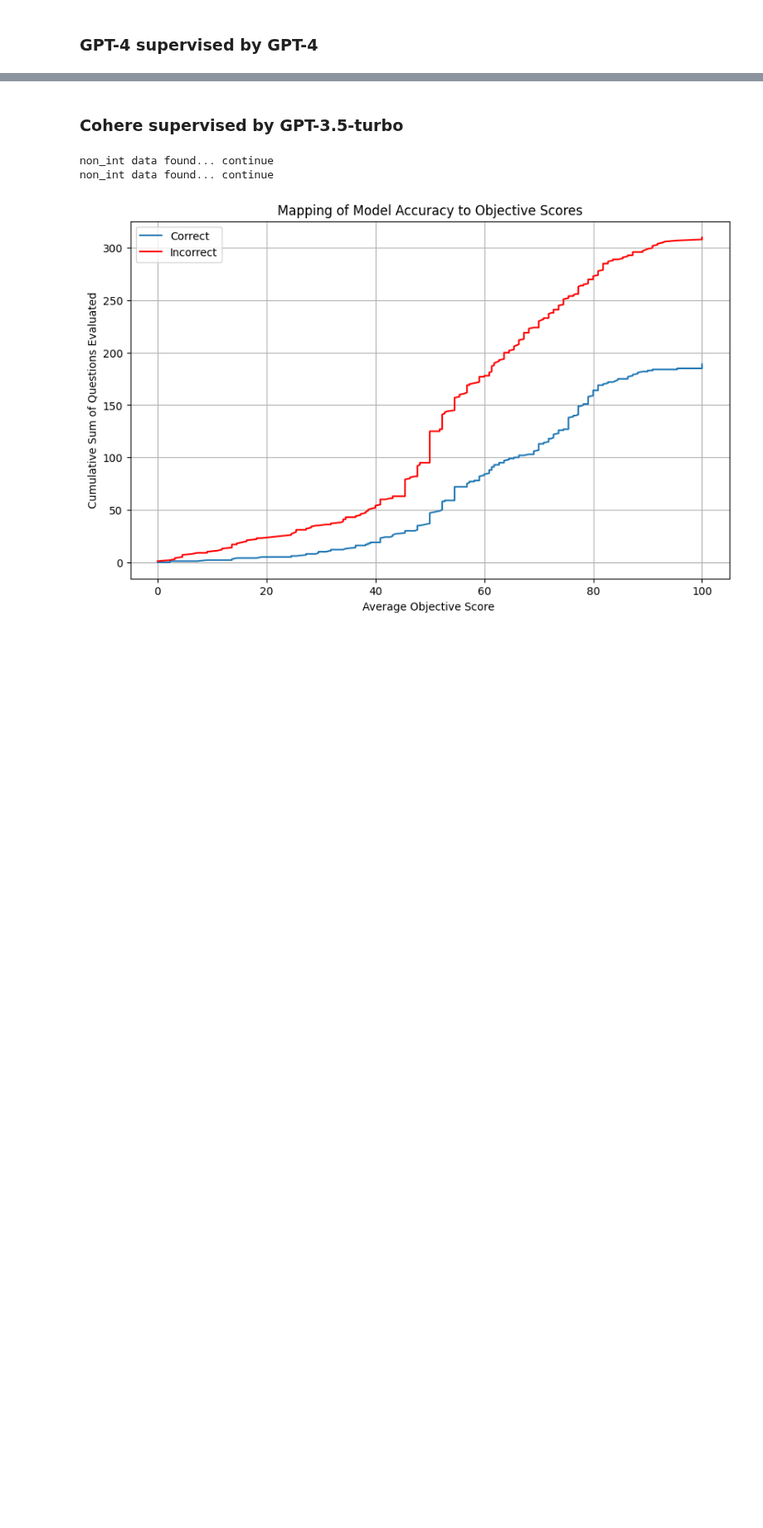
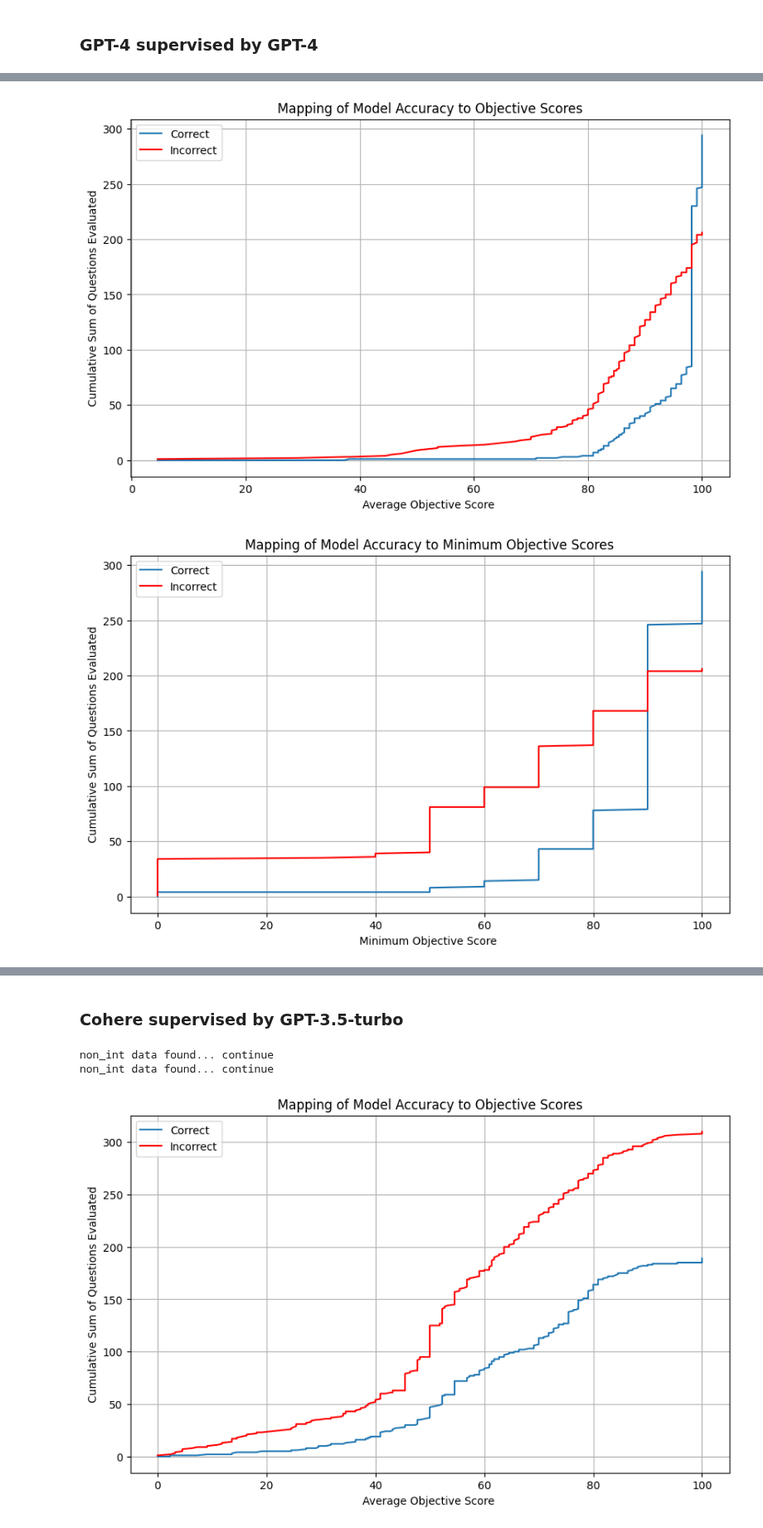
Before and after one commit to OpenBioLink/ThoughtSource, a Jupyter notebook: notebooks/reflection_messages/reflection_to_prediction_no_helpers.ipynb, the cells around one changed output, grey strips where cells are left out. Shown at 83% size. Drawn from its saved outputs; the diff is of its cells as text; code cells hidden in the pictures; blank space fills up the shorter version.

```diff
--- a/notebooks/reflection_messages/reflection_to_prediction_no_helpers.ipynb
+++ b/notebooks/reflection_messages/reflection_to_prediction_no_helpers.ipynb
@@ -173,0 +148,13 @@ Index(['lowest_keys_obj_1', 'lowest_keys_obj_11', 'lowest_keys_obj_2',
+# %%
+import pandas as pd
+data_400 = Collection.from_json("./med_qa_400_first_gpt-3.5-turbo_gpt-4.json")
+data_100 = Collection.from_json("./modified_first_gpt-3.5-turbo_gpt-4.json")
+data_500 = data_400.merge(data_100)
+data = data_500
+scores_per_item, variables_per_item, filtered_lowest_tuples, scores_with_indicator, scores_with_lowest_keys = parse_data_test(data,idx_cot=1,dataset='med_qa',split='test')
+df_for_reg = practical_results(scores_with_indicator)
+# reg_with_one_hot(scores_with_lowest_keys)
+# minimum_graph(scores_with_indicator)
+# %% [output]
+[figure, added]
+[figure, added]
```
Also changed, not shown: parts of 9 cells of this notebook, 3 other files.
